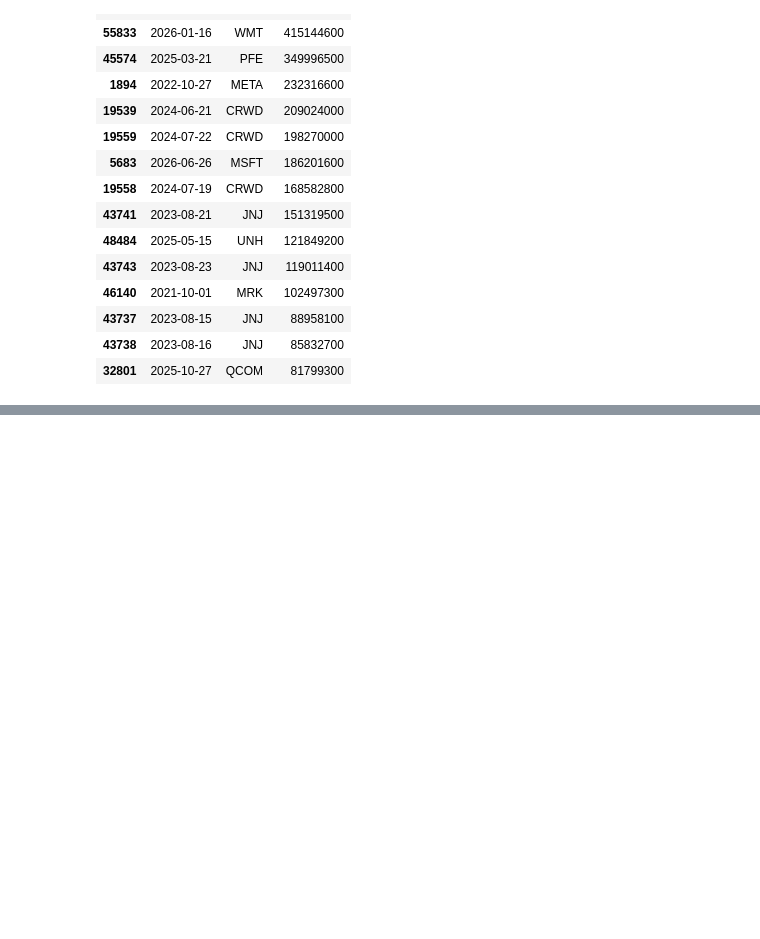
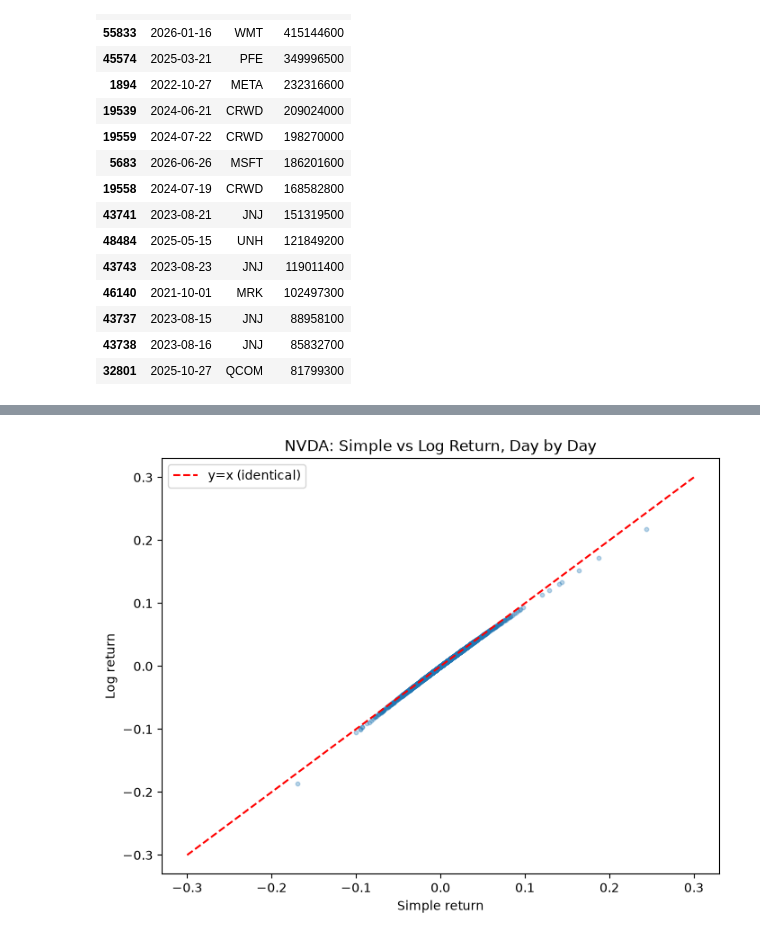
Before and after one commit to jialucharlottewu/LendoCapital, a Jupyter notebook: notebooks/Week_1.ipynb, the cells around one changed output, grey strips where cells are left out. Cells and saved outputs as stored; diff of their text form; code cells hidden in the pictures; blank space fills up the shorter version.

```diff
--- a/notebooks/Week_1.ipynb
+++ b/notebooks/Week_1.ipynb
@@ -134,0 +206,15 @@ df['adj_factor'] = df['close'] / df['adj_close']
+# %%
+nvda_simple = df_simple[df_simple['ticker']=='NVDA'][['date','return']].rename(columns={'return':'simple_return'})
+nvda_log = df_log[df_log['ticker']=='NVDA'][['date','return']].rename(columns={'return':'log_return'})
+nvda_compare = nvda_simple.merge(nvda_log, on='date')
+plt.figure(figsize=(8,6))
+plt.scatter(nvda_compare['simple_return'], nvda_compare['log_return'], alpha=0.3, s=10)
+plt.plot([-0.3,0.3],[-0.3,0.3], color='red', linestyle='--', label='y=x (identical)')
+plt.xlabel('Simple return')
+plt.ylabel('Log return')
+plt.title('NVDA: Simple vs Log Return, Day by Day')
+plt.legend()
+plt.savefig('../reports/simple_vs_log_scatter.png')
+plt.show()
+# %% [output]
+[figure, added]
```
Also changed, not shown: parts of 23 cells of this notebook, 5 other files.
